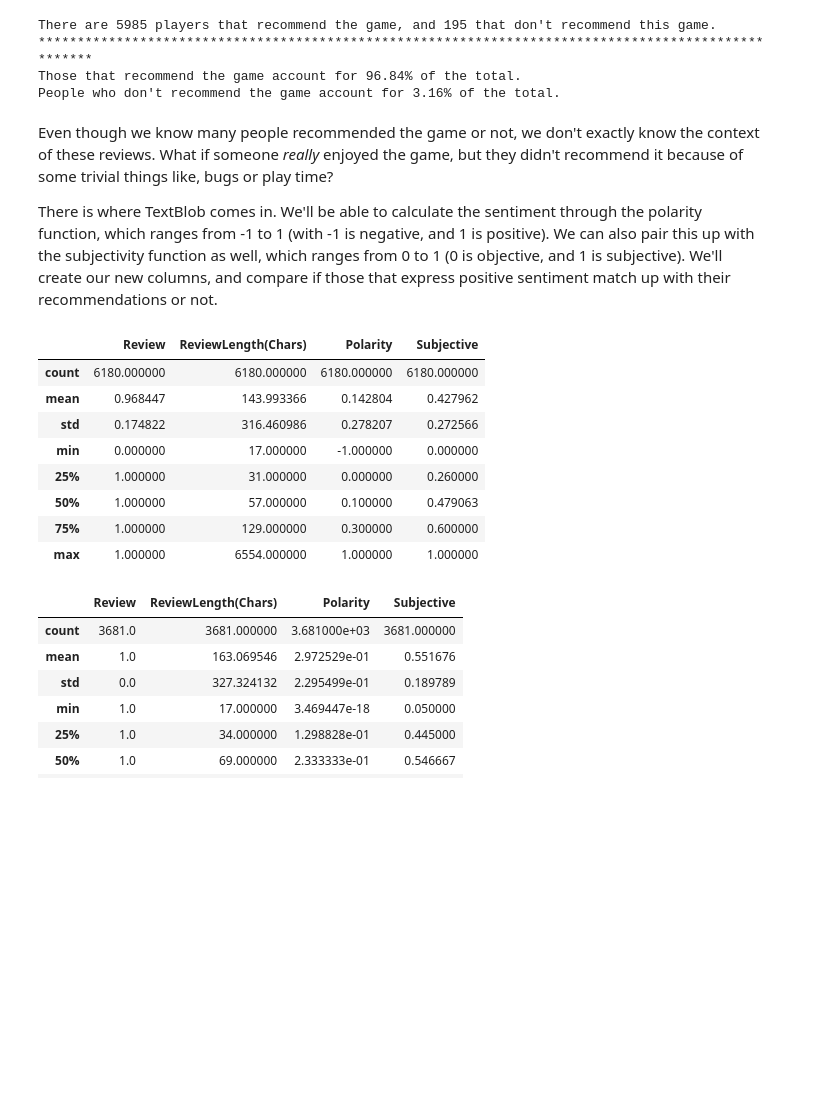
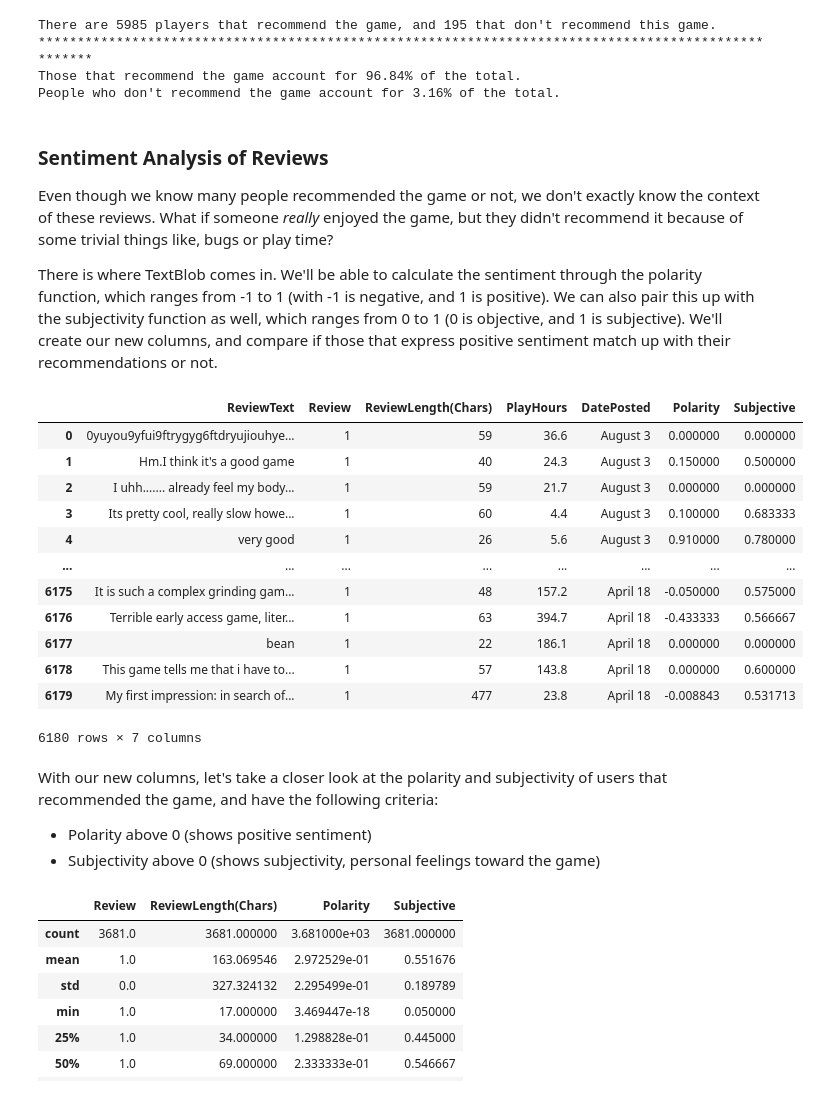
Before and after one commit to KatyaZeross/A-Satisfactory-Project, a Jupyter notebook: data-preprocessing.ipynb, the cells around one changed output. Drawn from its saved outputs; the diff is of its cells as text; code cells hidden in the pictures; blank space fills up the shorter version.

```diff
--- a/data-preprocessing.ipynb
+++ b/data-preprocessing.ipynb
@@ -166,6 +166,8 @@ There are 5985 players that recommend the game, and 195 that don't recommend thi
 Those that recommend the game account for 96.84% of the total.
 People who don't recommend the game account for 3.16% of the total.
 # %% [markdown]
+### Sentiment Analysis of Reviews
+
 Even though we know many people recommended the game or not, we don't exactly know the context of these reviews. What if someone *really* enjoyed the game, but they didn't recommend it because of some trivial things like, bugs or play time?
 
 There is where TextBlob comes in. We'll be able to calculate the sentiment through the polarity function, which ranges from -1 to 1 (with -1 is negative, and 1 is positive). We can also pair this up with the subjectivity function as well, which ranges from 0 to 1 (0 is objective, and 1 is subjective). We'll create our new columns, and compare if those that express positive sentiment match up with their recommendations or not.
@@ -176,17 +179,25 @@ df['Polarity'] = df['ReviewText'].apply(lambda x: TextBlob(x).polarity)
 df['Subjective'] = df['ReviewText'].apply(lambda x: TextBlob(x).subjectivity)
 # %%
 # sanity check
-df.describe()
+df
 # %% [output]
-|  | Review | ReviewLength(Chars) | Polarity | Subjective |
-| count | 6180.000000 | 6180.000000 | 6180.000000 | 6180.000000 |
-| mean | 0.968447 | 143.993366 | 0.142804 | 0.427962 |
-| std | 0.174822 | 316.460986 | 0.278207 | 0.272566 |
-| min | 0.000000 | 17.000000 | -1.000000 | 0.000000 |
-| 25% | 1.000000 | 31.000000 | 0.000000 | 0.260000 |
-| 50% | 1.000000 | 57.000000 | 0.100000 | 0.479063 |
-| 75% | 1.000000 | 129.000000 | 0.300000 | 0.600000 |
-| max | 1.000000 | 6554.000000 | 1.000000 | 1.000000 |
+|  | ReviewText | Review | ReviewLength(Chars) | PlayHours | DatePosted | Polarity | Subjective |
+| 0 | 0yuyou9yfui9ftrygyg6ftdryujiouhye... | 1 | 59 | 36.6 | August 3 | 0.000000 | 0.000000 |
+| 1 | Hm.I think it's a good game | 1 | 40 | 24.3 | August 3 | 0.150000 | 0.500000 |
+| 2 | I uhh....... already feel my body... | 1 | 59 | 21.7 | August 3 | 0.000000 | 0.000000 |
+| 3 | Its pretty cool, really slow howe... | 1 | 60 | 4.4 | August 3 | 0.100000 | 0.683333 |
+| 4 | very good | 1 | 26 | 5.6 | August 3 | 0.910000 | 0.780000 |
+| ... | ... | ... | ... | ... | ... | ... | ... |
+| 6175 | It is such a complex grinding gam... | 1 | 48 | 157.2 | April 18 | -0.050000 | 0.575000 |
+| 6176 | Terrible early access game, liter... | 1 | 63 | 394.7 | April 18 | -0.433333 | 0.566667 |
+| 6177 | bean | 1 | 22 | 186.1 | April 18 | 0.000000 | 0.000000 |
+| 6178 | This game tells me that i have to... | 1 | 57 | 143.8 | April 18 | 0.000000 | 0.600000 |
+| 6179 | My first impression: in search of... | 1 | 477 | 23.8 | April 18 | -0.008843 | 0.531713 |
+6180 rows × 7 columns
+# %% [markdown]
+With our new columns, let's take a closer look at the polarity and subjectivity of users that recommended the game, and have the following criteria:
+- Polarity above 0 (shows positive sentiment)
+- Subjectivity above 0 (shows subjectivity, personal feelings toward the game)
 # %%
 # filter the data frame to those that recommended the game, and have a positive sentiment
 df[(df.Review == 1) & (df.Polarity > 0)].describe()
```
Also changed, not shown: parts of 14 cells of this notebook.
